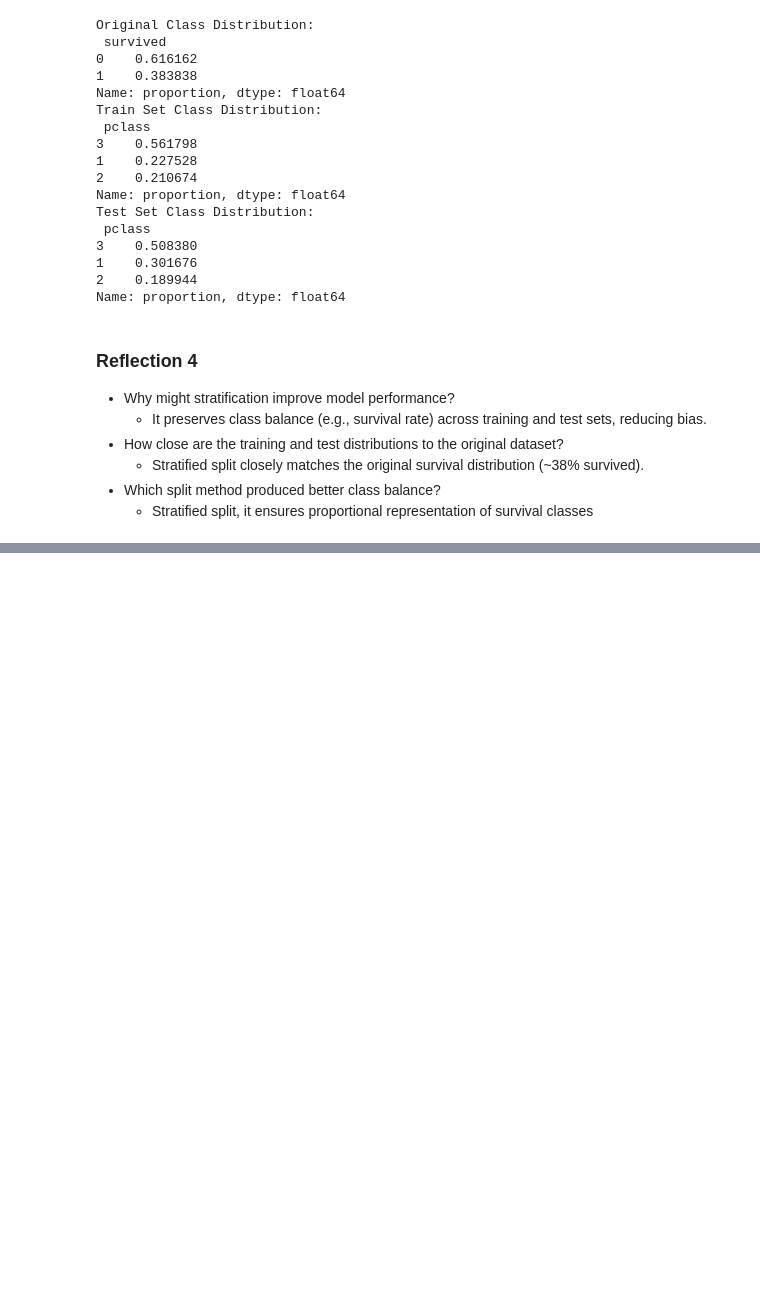
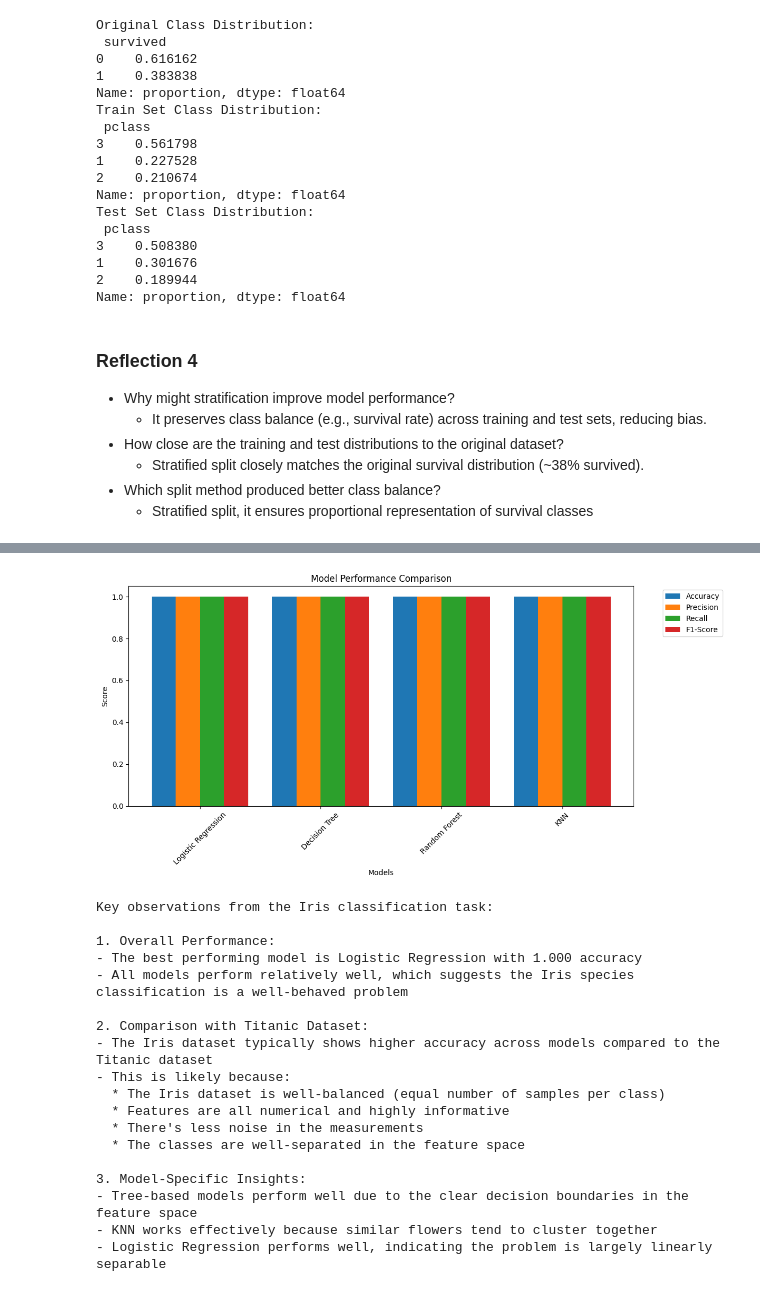
Before and after one commit to s-golla/applied-ml-sgolla, a Jupyter notebook: notebooks/project02/ml02_sgolla.ipynb, the cells around one changed output, grey strips where cells are left out. Saved outputs shown, nothing was run; the diff lists cells and outputs as text; code cells hidden in the pictures; blank space fills up the shorter version.

Commit message:
implemented bonus section for iris dataset

```diff
--- a/notebooks/project02/ml02_sgolla.ipynb
+++ b/notebooks/project02/ml02_sgolla.ipynb
@@ -236,0 +419,60 @@ Name: proportion, dtype: float64
+# %%
+# Visualize model performance metrics
+plt.figure(figsize=(12, 6))
+
+# Create bar plot for each metric
+metrics = ['Accuracy', 'Precision', 'Recall', 'F1-Score']
+x = np.arange(len(models))
+width = 0.2
+
+for i, metric in enumerate(metrics):
+    plt.bar(x + i*width, results_df[metric], width, label=metric)
+
+plt.xlabel('Models')
+plt.ylabel('Score')
+plt.title('Model Performance Comparison')
+plt.xticks(x + width*1.5, results_df.index, rotation=45)
+plt.legend(bbox_to_anchor=(1.05, 1), loc='upper left')
+plt.tight_layout()
+plt.show()
+plt.close()
+
+# Analysis
+print("Key observations from the Iris classification task:")
+print("\n1. Overall Performance:")
+best_model = results_df['Accuracy'].idxmax()
+print(f"- The best performing model is {best_model} with {results_df.loc[best_model, 'Accuracy']:.3f} accuracy")
+print("- All models perform relatively well, which suggests the Iris species classification is a well-behaved problem")
+
+print("\n2. Comparison with Titanic Dataset:")
+print("- The Iris dataset typically shows higher accuracy across models compared to the Titanic dataset")
+print("- This is likely because:")
+print("  * The Iris dataset is well-balanced (equal number of samples per class)")
+print("  * Features are all numerical and highly informative")
+print("  * There's less noise in the measurements")
+print("  * The classes are well-separated in the feature space")
+
+print("\n3. Model-Specific Insights:")
+print("- Tree-based models perform well due to the clear decision boundaries in the feature space")
+print("- KNN works effectively because similar flowers tend to cluster together")
+print("- Logistic Regression performs well, indicating the problem is largely linearly separable")
+# %% [output]
+[figure, added]
+Key observations from the Iris classification task:
+
+1. Overall Performance:
+- The best performing model is Logistic Regression with 1.000 accuracy
+- All models perform relatively well, which suggests the Iris species classification is a well-behaved problem
+
+2. Comparison with Titanic Dataset:
+- The Iris dataset typically shows higher accuracy across models compared to the Titanic dataset
+- This is likely because:
+  * The Iris dataset is well-balanced (equal number of samples per class)
+  * Features are all numerical and highly informative
+  * There's less noise in the measurements
+  * The classes are well-separated in the feature space
+
+3. Model-Specific Insights:
+- Tree-based models perform well due to the clear decision boundaries in the feature space
+- KNN works effectively because similar flowers tend to cluster together
+- Logistic Regression performs well, indicating the problem is largely linearly separable
```
Also changed, not shown: parts of 7 cells of this notebook.
